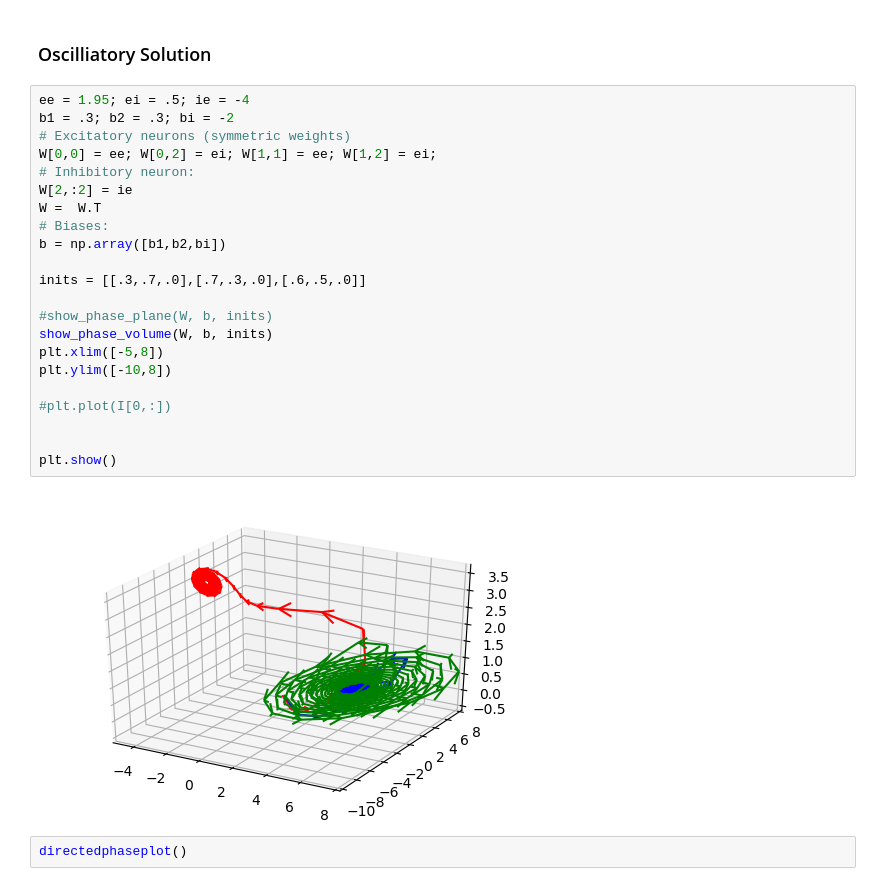
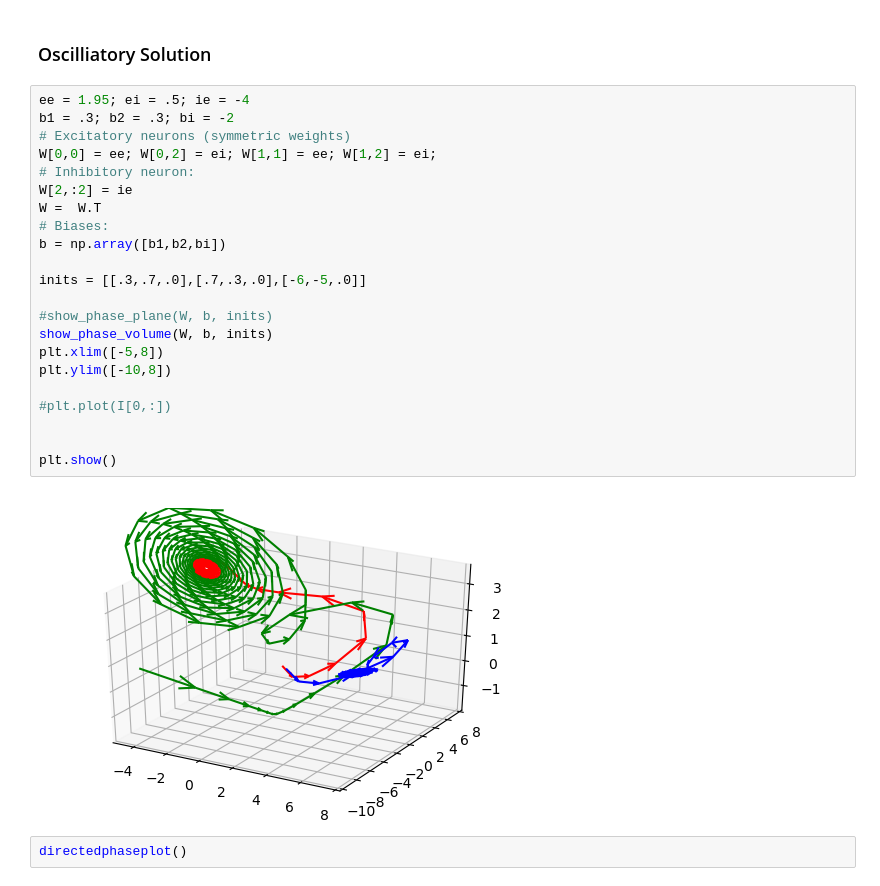
Before and after one commit to davidbrandfonbrener/sisyphus2, a Jupyter notebook: notebooks/ABA's Three Neuron Phase Plots.ipynb, the cells around one changed output. Cells and saved outputs as stored; diff of their text form.

```diff
--- a/notebooks/ABA's Three Neuron Phase Plots.ipynb
+++ b/notebooks/ABA's Three Neuron Phase Plots.ipynb
@@ -152,27 +152,27 @@ def show_inhibitory_space(W, b, inits):
 # %%
 ee = 1.95; ei = .5; ie = -4
 b1 = .3; b2 = .3; bi = -2
 # Excitatory neurons (symmetric weights)
 W[0,0] = ee; W[0,2] = ei; W[1,1] = ee; W[1,2] = ei;
 # Inhibitory neuron:
 W[2,:2] = ie
 W =  W.T
 # Biases:
 b = np.array([b1,b2,bi])
 
-inits = [[.3,.7,.0],[.7,.3,.0],[.6,.5,.0]]
+inits = [[.3,.7,.0],[.7,.3,.0],[-6,-5,.0]]
 
 #show_phase_plane(W, b, inits)
 show_phase_volume(W, b, inits)
 plt.xlim([-5,8])
 plt.ylim([-10,8])
 
 #plt.plot(I[0,:])
 
 
 plt.show()
 # %% [output]
-[figure, old version]
+[figure, new version]
 # %%
 directedphaseplot()
 # %%
```
Also changed, not shown: 4 other files.
